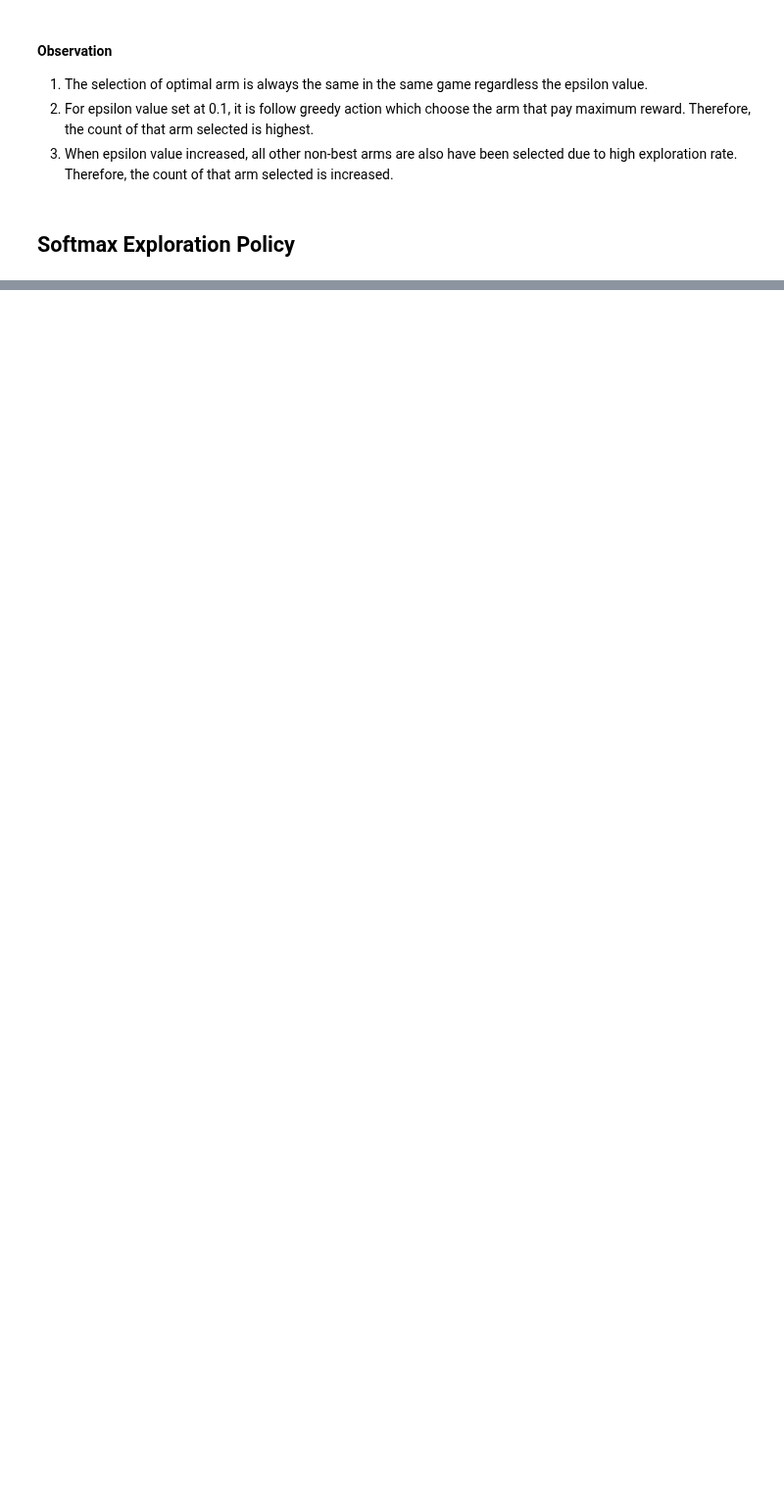
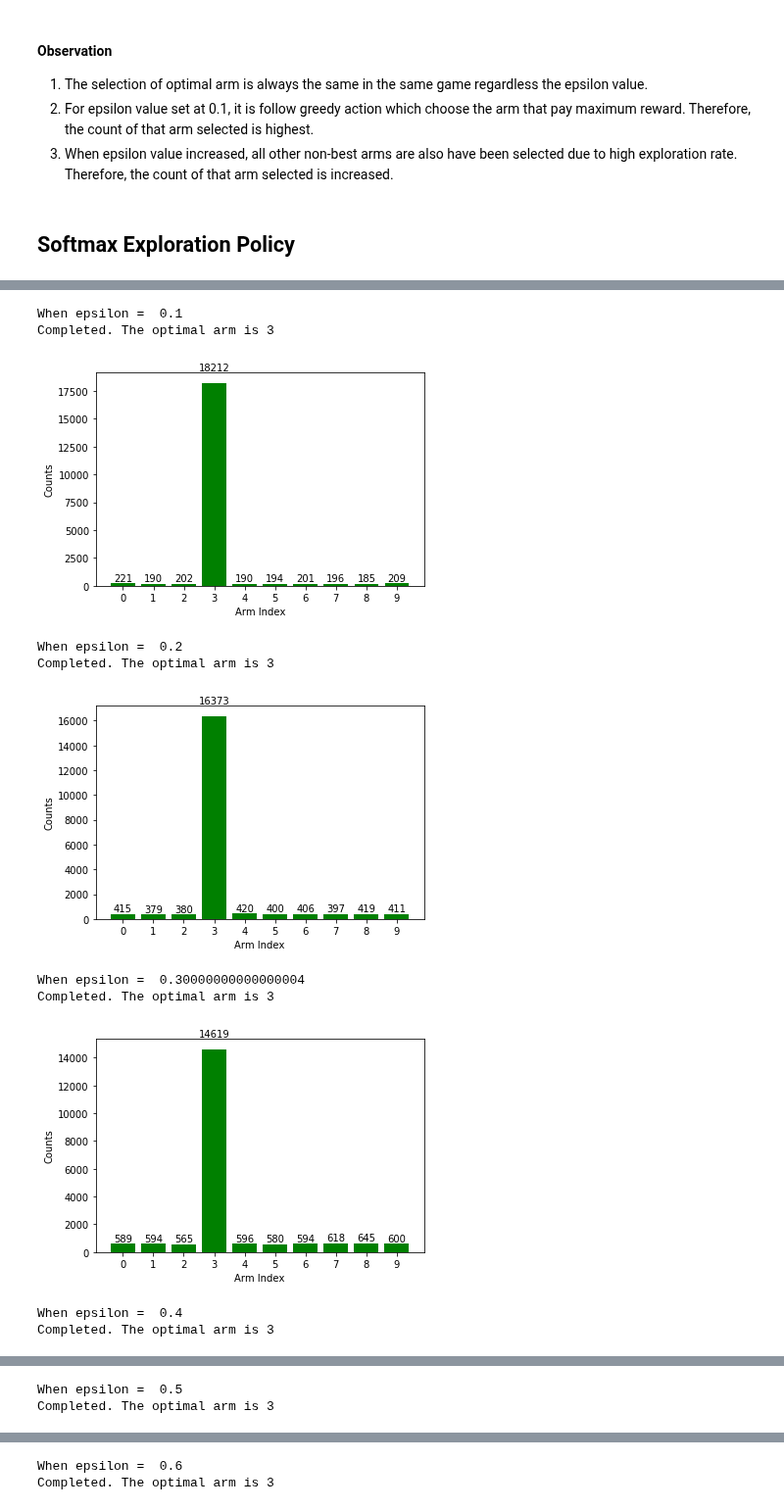
Before and after one commit to EeYeoKeat/Reinforcement-Learning, a Jupyter notebook: Multi-Armed_Bandit/Multi-Armed_Bandit_algorithms.ipynb, the cells around one changed output, grey strips where cells are left out. Shown at 98% size. Drawn from its saved outputs; the diff is of its cells as text; code cells hidden in the pictures; blank space fills up the shorter version.

```diff
--- a/Multi-Armed_Bandit/Multi-Armed_Bandit_algorithms.ipynb
+++ b/Multi-Armed_Bandit/Multi-Armed_Bandit_algorithms.ipynb
@@ -271,0 +262,20 @@ softmax_policy.plot_arm_count(softmax_policy.count)
+# %%
+epsilon_values = np.arange(0.1,1,0.1)
+for ep in epsilon_values:
+    print('When epsilon = ', ep)
+    epsilon_greedy_policy = EpsilonGreedyPolicy()
+    epsilon_greedy_policy.pull_arm(num_epochs, ep)
+    arm_count = epsilon_greedy_policy.check_arm_count()
+    plot_arm_count(arm_count)
+# %% [output]
+When epsilon =  0.1
+Completed. The optimal arm is 3
+[figure, added]
+When epsilon =  0.2
+Completed. The optimal arm is 3
+[figure, added]
+When epsilon =  0.30000000000000004
+Completed. The optimal arm is 3
+[figure, added]
+When epsilon =  0.4
+Completed. The optimal arm is 3
@@ -271,0 +283,2 @@ softmax_policy.plot_arm_count(softmax_policy.count)
+When epsilon =  0.5
+Completed. The optimal arm is 3
@@ -271,0 +286,2 @@ softmax_policy.plot_arm_count(softmax_policy.count)
+When epsilon =  0.6
+Completed. The optimal arm is 3
```
Also changed, not shown: parts of 30 cells of this notebook.
